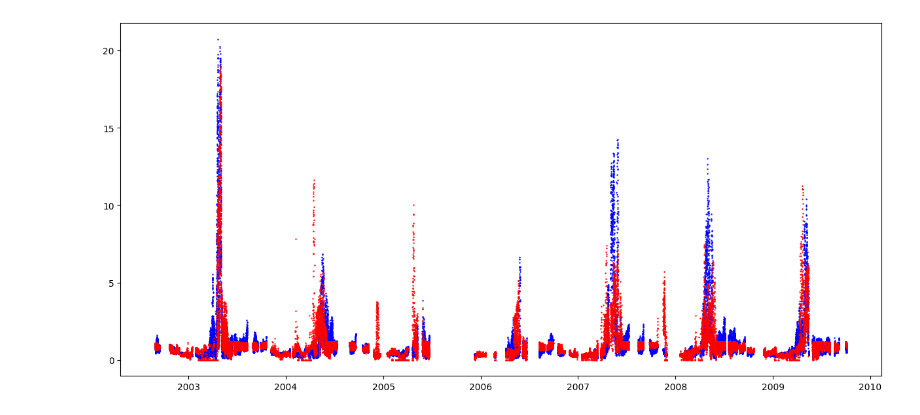
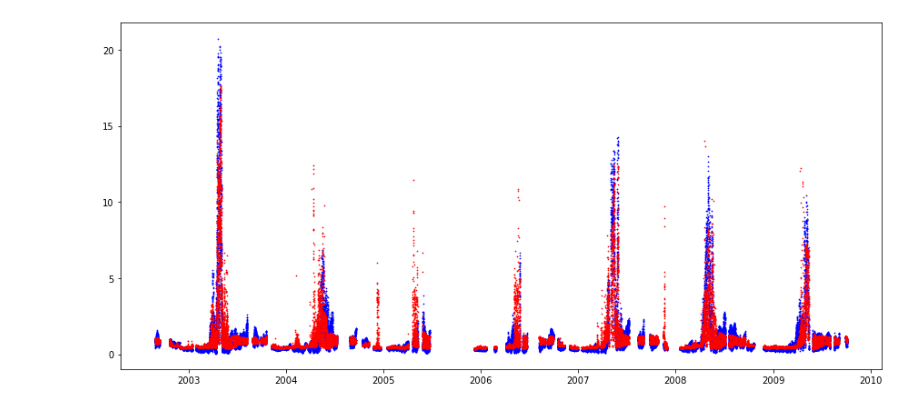
Before and after one commit to Reubenpt123/DAV, a Jupyter notebook: Neural_net.ipynb, the cells around one changed output. Saved outputs shown, nothing was run; the diff lists cells and outputs as text; code cells hidden in the pictures.

Commit message:
update to model

```diff
--- a/Neural_net.ipynb
+++ b/Neural_net.ipynb
@@ -24,12 +24,13 @@ df = df.dropna()
 phase_0 = df.loc[df['phase'] == 0, :].copy()
 X = phase_0.drop(['fluors', 'phase'], axis = 1).copy()
 y = phase_0['fluors'].copy()
-X_train, X_test, y_train, y_test = train_test_split(X, y, test_size = 0.3, random_state = 42)
+X_train, X_test, y_train, y_test = train_test_split(X, y, test_size = 0.5, random_state = 42)
 
 # standardize the data
 scaler = StandardScaler()
-#train the scaler on the training data
+# train the scaler on the training data
 X_train = scaler.fit_transform(X_train)
-#apply the scaler to the test data sets
+# apply the scaler to the test data sets
 X_test = scaler.transform(X_test)
 X = scaler.transform(X)
+len(X_train)
@@ -36,15 +39,16 @@ X = scaler.transform(X)
 # %%
 model = Sequential()
-model.add(Dense(units = 400, activation = "relu", input_shape = (4, )))
+model.add(Dense(units = 200, activation = "relu", input_shape = (4, )))
+model.add(Dropout(0.2)) # my addition
 model.add(Dense(units = 450, activation = "relu"))
 model.add(Dropout(0.3))
-model.add(Dense(units = 300, activation = "relu"))
+model.add(Dense(units = 200, activation = "relu"))
+model.add(Dropout(0.2)) # my addition
+model.add(Dense(units = 100, activation = "relu"))
+model.add(Dropout(0.1))
 model.add(Dense(units = 800, activation = "relu"))
-model.add(Dropout(0.1))
-model.add(Dense(units = 900, activation = "relu"))
 model.add(Dropout(0.3))
-model.add(Dense(units = 650, activation = "relu"))
 model.add(Dense(1, activation = "relu"))
 model.summary()
-model.compile(loss = "mean_squared_error", optimizer = "adam", metrics = ['mean_squared_error'])
+model.compile(loss = 'mean_squared_error', optimizer = "adam") # metrics = ['mean_squared_error'])
 # %% [output]
@@ -66,7 +70,6 @@ Trainable params: 1,865,100
 Non-trainable params: 0
 _________________________________________________________________
 # %%
-no_epochs = 1
-history = model.fit(X_train, y_train, batch_size = 30, epochs = no_epochs, verbose = 1, validation_data = (X_test, y_test))
-score = model.evaluate(X_test, y_test, verbose = 1)
+no_epochs = 200
+history = model.fit(X_train, y_train, batch_size = 200, epochs = no_epochs, verbose = 1, validation_data = (X_test, y_test))
 # %% [output]
@@ -100,11 +138,11 @@ print(np.sqrt(mean_squared_error(y, y_pred)))
 # %%
 phase_0.loc[:, 'y_pred'] = y_pred
 fig, ax = plt.subplots(figsize = (15, 7))
 ax.scatter(phase_0.index, phase_0['fluors'], s = 0.5, color = 'blue')
 ax.scatter(phase_0.index, phase_0['y_pred'], s = 0.5, color = 'red')
 #fig.savefig('predictions.png')
 fig.show()
 
-phase_0.drop(['sal', 'ftu', 'surf_temp', 'phase', 'direct_solar'], axis = 1).to_csv('phase_0_predictions.csv', index = 'false', sep = ',')
+#phase_0.drop(['sal', 'ftu', 'surf_temp', 'phase', 'direct_solar'], axis = 1).to_csv('phase_0_predictions.csv', index = 'false', sep = ',')
 # %% [output]
-[figure, old version]
+[figure, new version]
```
Also changed, not shown: parts of 10 cells of this notebook, 3 other files.
